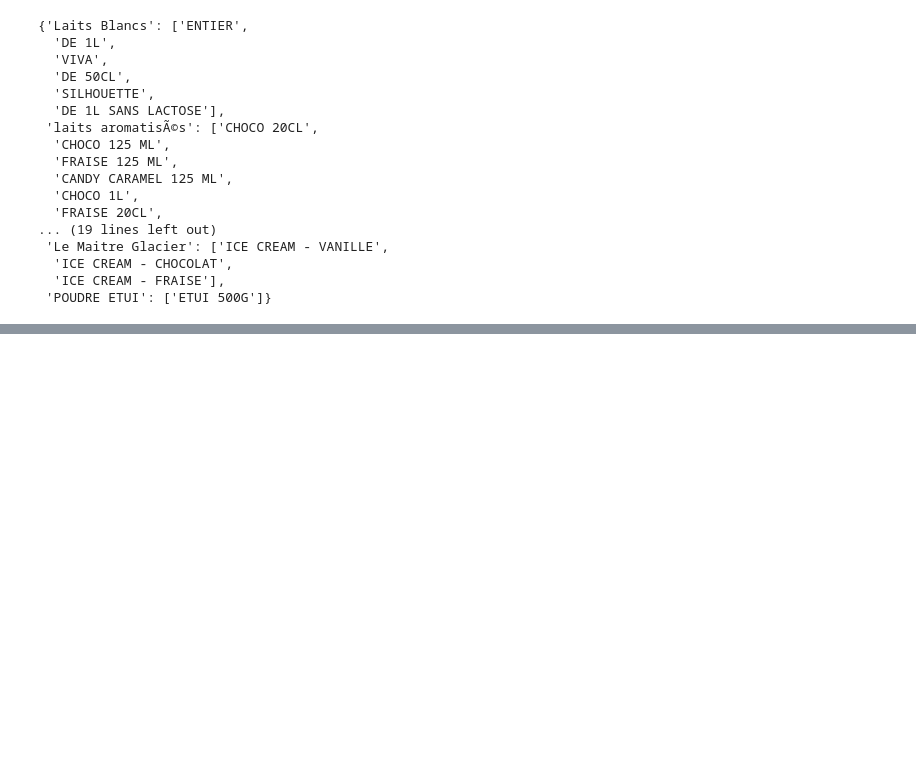
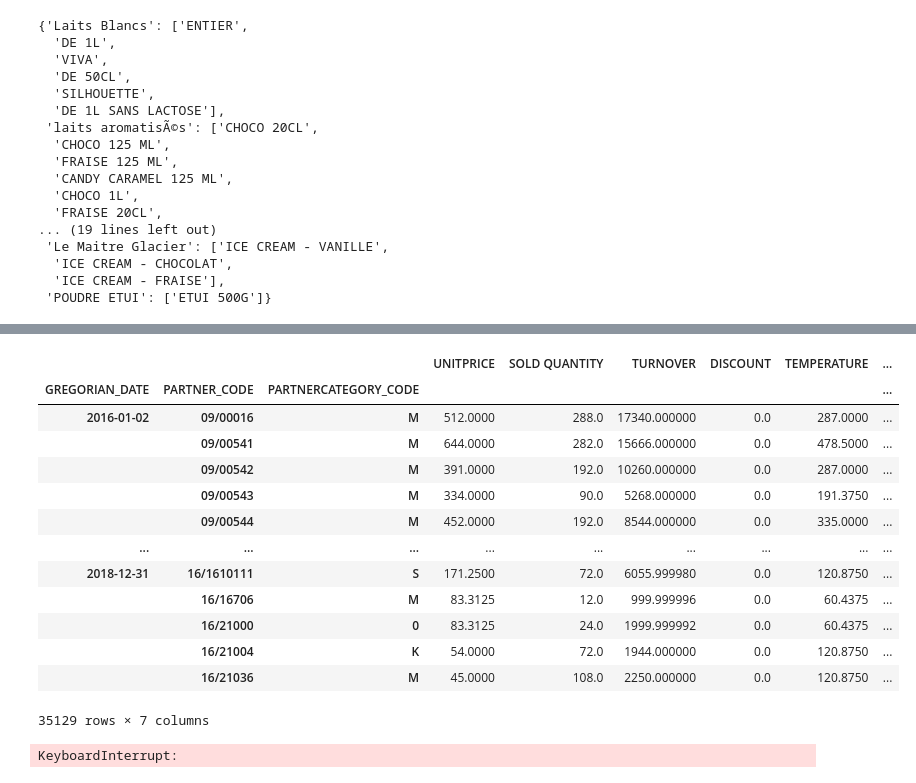
Before and after one commit to IsmailELY/Machine_Learning_for_Forecasting_Sales, a Jupyter notebook: More about regions.ipynb, the cells around one changed output, grey strips where cells are left out. Drawn from its saved outputs; the diff is of its cells as text; code cells hidden in the pictures; blank space fills up the shorter version.

```diff
--- a/More about regions.ipynb
+++ b/More about regions.ipynb
@@ -226,0 +620,28 @@ Le Maitre Glacier  :
+# %%
+y = miniData[["GREGORIAN_DATE","PARTNER_CODE"]].reset_index(drop=True).reset_index().to_numpy()
+dict_index = {}
+for index,date,clt in y:
+    if (date,clt) in dict_index:
+        dict_index[(date,clt)].append(index)
+    else:
+        dict_index[(date,clt)]=[index]
+# %%
+import datetime
+
+clients = {client : -1 for client in miniData["PARTNER_CODE"].drop_duplicates().tolist()}
+base = datetime.datetime.strptime("2016-01-01", "%Y-%m-%d")
+date_list = [(base + datetime.timedelta(days=x)).strftime("%Y-%m-%d") for x in range(1096)]
+result = [0]*len(y)
+for date in tqdm(date_list):
+    for clt in clients:
+        if (date,clt) in dict_index:
+            if clients[clt]==-1:
+                clients[clt]=0
+            for i in dict_index[(date,clt)]:
+                result[i]=clients[clt]
+            clients[clt]=0
+        elif clients[clt]!=-1:
+            clients[clt]+=1
+# %%
+miniData["LOYALTY"] = result
+miniData.head()
@@ -226,0 +685,26 @@ Le Maitre Glacier  :
+# %%
+values2 = miniData.groupby(["GREGORIAN_DATE","PARTNER_CODE","PARTNERCATEGORY_CODE"]).sum().dropna()
+# .groupby("PARTNERCATEGORY_CODE").mean()["TURNOVER"]
+# %%
+values2
+# %% [output]
+|  |  |  | UNITPRICE | SOLD QUANTITY | TURNOVER | DISCOUNT | TEMPERATURE | ... |
+| GREGORIAN_DATE | PARTNER_CODE | PARTNERCATEGORY_CODE |  |  |  |  |  | ... |
+| 2016-01-02 | 09/00016 | M | 512.0000 | 288.0 | 17340.000000 | 0.0 | 287.0000 | ... |
+|  | 09/00541 | M | 644.0000 | 282.0 | 15666.000000 | 0.0 | 478.5000 | ... |
+|  | 09/00542 | M | 391.0000 | 192.0 | 10260.000000 | 0.0 | 287.0000 | ... |
+|  | 09/00543 | M | 334.0000 | 90.0 | 5268.000000 | 0.0 | 191.3750 | ... |
+|  | 09/00544 | M | 452.0000 | 192.0 | 8544.000000 | 0.0 | 335.0000 | ... |
+| ... | ... | ... | ... | ... | ... | ... | ... | ... |
+| 2018-12-31 | 16/1610111 | S | 171.2500 | 72.0 | 6055.999980 | 0.0 | 120.8750 | ... |
+|  | 16/16706 | M | 83.3125 | 12.0 | 999.999996 | 0.0 | 60.4375 | ... |
+|  | 16/21000 | 0 | 83.3125 | 24.0 | 1999.999992 | 0.0 | 60.4375 | ... |
+|  | 16/21004 | K | 54.0000 | 72.0 | 1944.000000 | 0.0 | 120.8750 | ... |
+|  | 16/21036 | M | 45.0000 | 108.0 | 2250.000000 | 0.0 | 120.8750 | ... |
+35129 rows × 7 columns
+# %%
+turnover = miniData.groupby(["GREGORIAN_DATE","PARTNER_CODE","ITINERARY_NAME","PARTNERCATEGORYTYPE_CODE"]).sum().dropna()
+turnover= turnover.groupby(["ITINERARY_NAME","PARTNER_CODE","PARTNERCATEGORYTYPE_CODE"]).mean().dropna()["TURNOVER"].reset_index()
+turnover
+# %% [output]
+KeyboardInterrupt:
```
Also changed, not shown: parts of 44 cells of this notebook, 3 other files.
